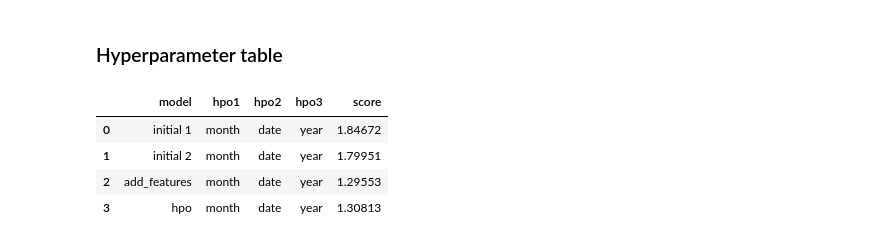
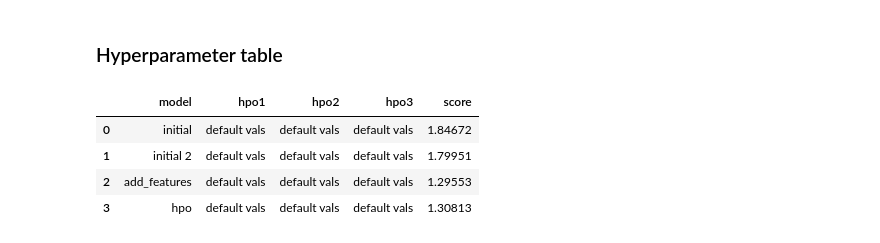
Before and after one commit to rdkworld/MLF-Nanodegree-2023, a Jupyter notebook: project/project_template.ipynb, the cells around one changed output. Cells and saved outputs as stored; diff of their text form; code cells hidden in the pictures.

```diff
--- a/project/project_template.ipynb
+++ b/project/project_template.ipynb
@@ -591,15 +753,15 @@ fig.savefig('model_test_score.png')
 # %%
 # The 3 hyperparameters we tuned with the kaggle score as the result
 pd.DataFrame({
-    "model": ["initial 1", "initial 2", "add_features", "hpo"],
-    "hpo1": ["month", "month","month","month"],
-    "hpo2": ["date", "date","date","date"],
-    "hpo3": ["year", "year","year","year"],
+    "model": ["initial", "initial 2", "add_features", "hpo"],
+    "hpo1": ["default vals", "default vals","default vals","default vals"],
+    "hpo2": ["default vals", "default vals","default vals","default vals"],
+    "hpo3": ["default vals", "default vals","default vals","default vals"],
     "score": [1.84672, 1.79951, 1.29553, 1.30813]
 })
 # %% [output]
 |  | model | hpo1 | hpo2 | hpo3 | score |
-| 0 | initial 1 | month | date | year | 1.84672 |
-| 1 | initial 2 | month | date | year | 1.79951 |
-| 2 | add_features | month | date | year | 1.29553 |
-| 3 | hpo | month | date | year | 1.30813 |
+| 0 | initial | default vals | default vals | default vals | 1.84672 |
+| 1 | initial 2 | default vals | default vals | default vals | 1.79951 |
+| 2 | add_features | default vals | default vals | default vals | 1.29553 |
+| 3 | hpo | default vals | default vals | default vals | 1.30813 |
```
Also changed, not shown: parts of 10 cells of this notebook.
